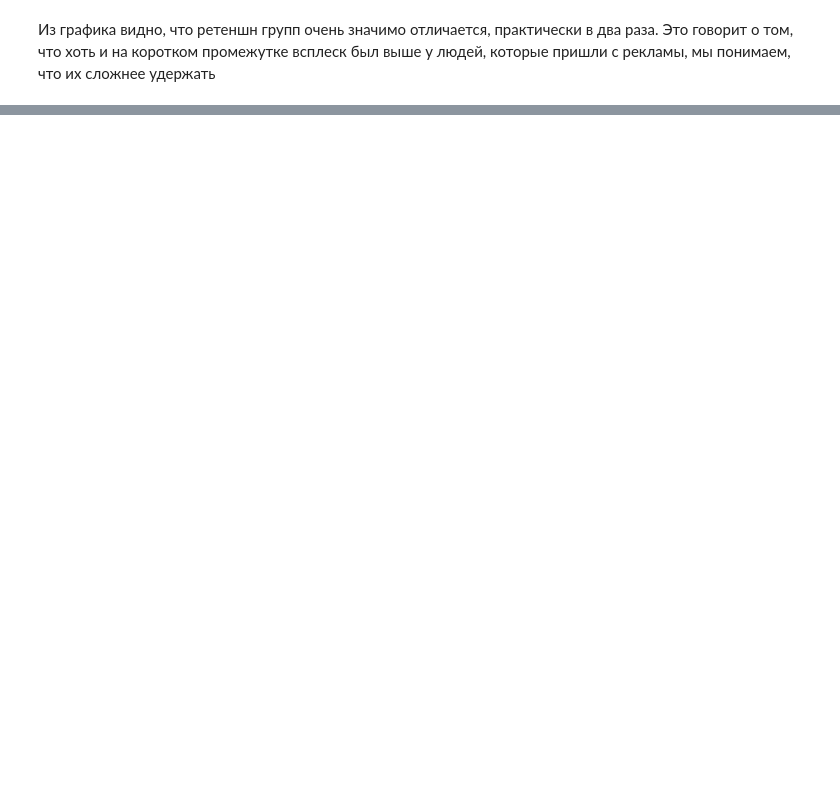
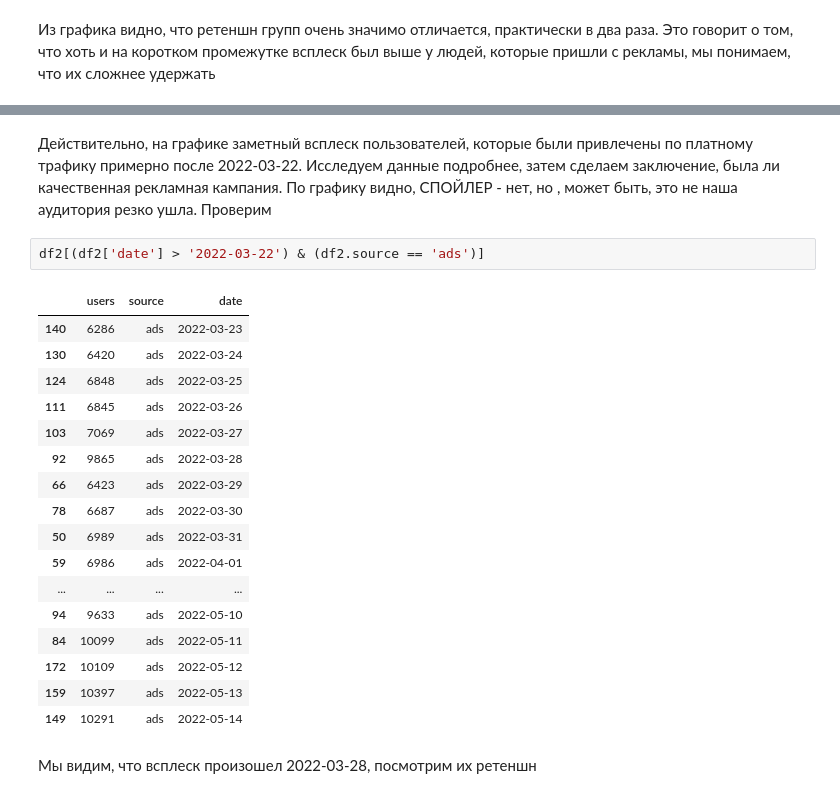
Before and after one commit to BorisloveeeeZ/analyst_cycle, a Jupyter notebook: product.ipynb, the cells around one changed output, grey strips where cells are left out. Drawn from its saved outputs; the diff is of its cells as text; blank space fills up the shorter version.

```diff
--- a/product.ipynb
+++ b/product.ipynb
@@ -93,0 +167,24 @@ sns.lineplot(x = 'date', y='users', data = ads_table)
+# %% [markdown]
+Действительно, на графике заметный всплеск пользователей, которые были привлечены по платному трафику примерно после 2022-03-22. Исследуем данные подробнее, затем сделаем заключение, была ли качественная рекламная кампания. По графику видно, СПОЙЛЕР - нет, но , может быть, это не наша аудитория резко ушла. Проверим
+# %%
+df2[(df2['date'] > '2022-03-22') & (df2.source == 'ads')]
+# %% [output]
+|  | users | source | date |
+| 140 | 6286 | ads | 2022-03-23 |
+| 130 | 6420 | ads | 2022-03-24 |
+| 124 | 6848 | ads | 2022-03-25 |
+| 111 | 6845 | ads | 2022-03-26 |
+| 103 | 7069 | ads | 2022-03-27 |
+| 92 | 9865 | ads | 2022-03-28 |
+| 66 | 6423 | ads | 2022-03-29 |
+| 78 | 6687 | ads | 2022-03-30 |
+| 50 | 6989 | ads | 2022-03-31 |
+| 59 | 6986 | ads | 2022-04-01 |
+| ... | ... | ... | ... |
+| 94 | 9633 | ads | 2022-05-10 |
+| 84 | 10099 | ads | 2022-05-11 |
+| 172 | 10109 | ads | 2022-05-12 |
+| 159 | 10397 | ads | 2022-05-13 |
+| 149 | 10291 | ads | 2022-05-14 |
+# %% [markdown]
+Мы видим, что всплеск произошел 2022-03-28, посмотрим их ретеншн
```
Also changed, not shown: parts of 30 cells of this notebook, 2 other files.
